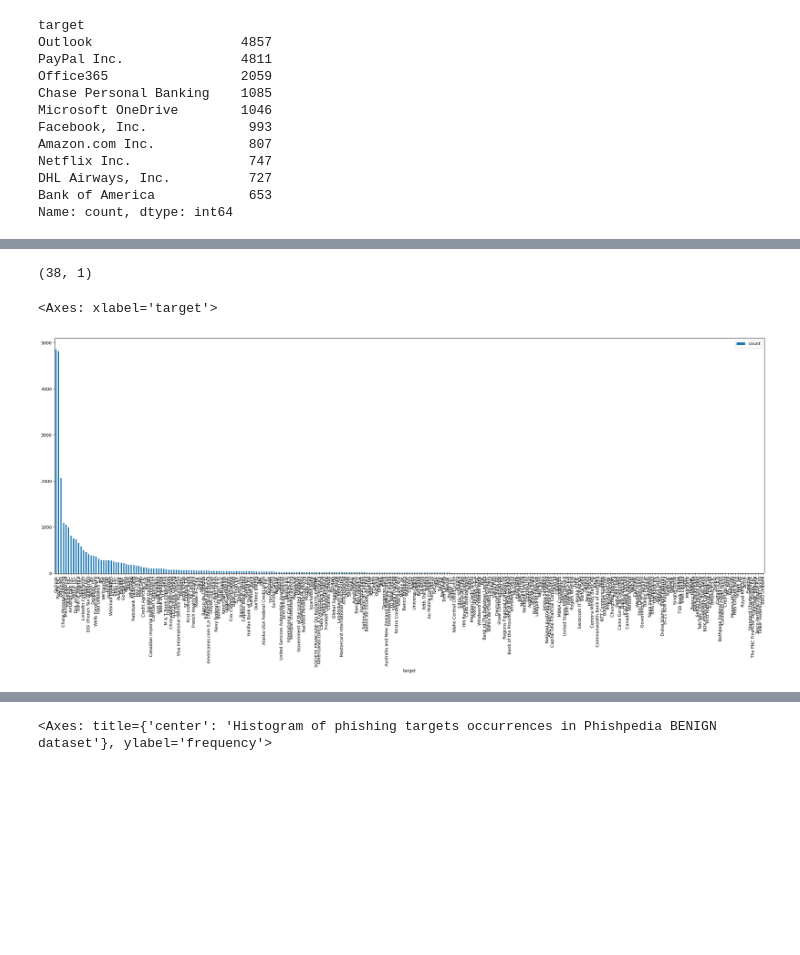
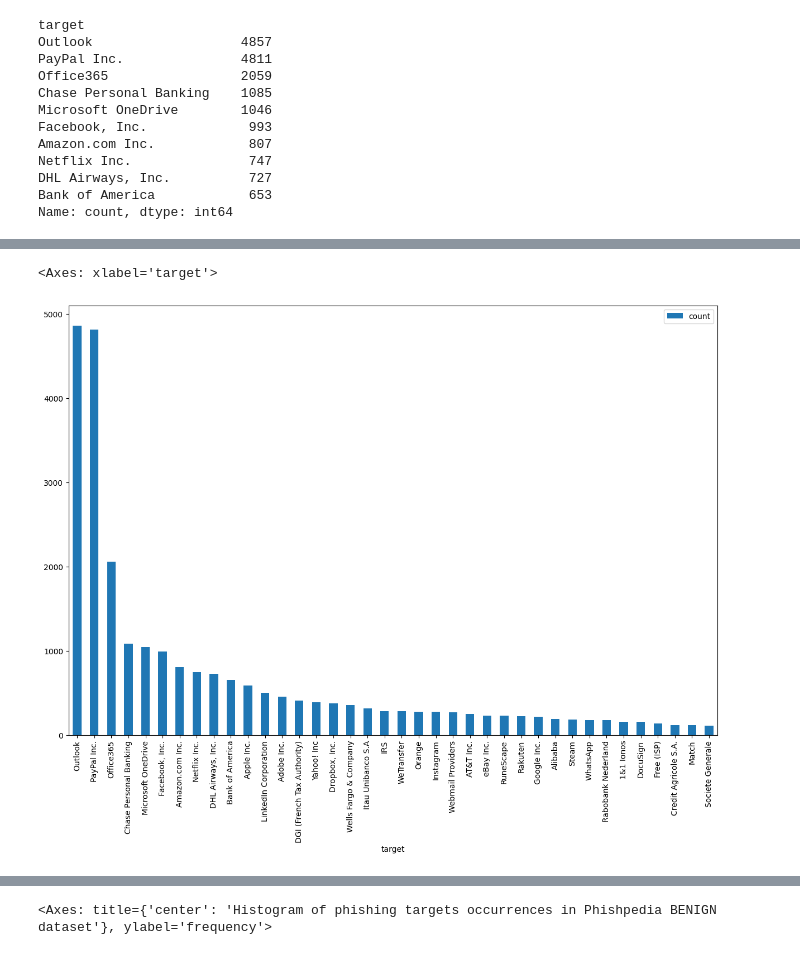
Before and after one commit to Percival33/phish-target-recognition, a Jupyter notebook: notebooks/008-datasets-analisys.ipynb, the cells around one changed output, grey strips where cells are left out. Saved outputs shown, nothing was run; the diff lists cells and outputs as text; code cells hidden in the pictures; blank space fills up the shorter version.

```diff
--- a/notebooks/008-datasets-analisys.ipynb
+++ b/notebooks/008-datasets-analisys.ipynb
@@ -490,11 +533,5 @@ Name: count, dtype: int64
 # %%
-df3 = pd.DataFrame(phishpedia_phish["target"].value_counts())
-df3[df3["count"] > 100].shape
+pp_phish_100_examples.plot.bar(figsize=(15,10))
 # %% [output]
-(38, 1)
+<Axes: xlabel='target'>
+[figure, added]
-# %%
-df2 = phishpedia_phish["target"].value_counts()
-pd.DataFrame(df2).plot.bar(figsize=(30, 10))
-# %% [output]
-<Axes: xlabel='target'>
-[figure, removed]
```
Also changed, not shown: parts of 30 cells of this notebook.
